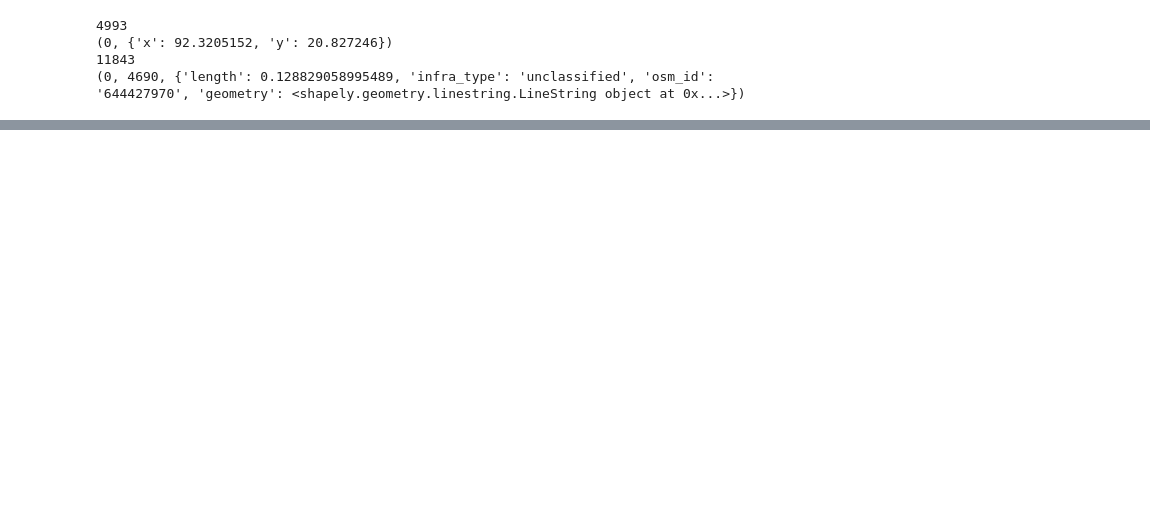
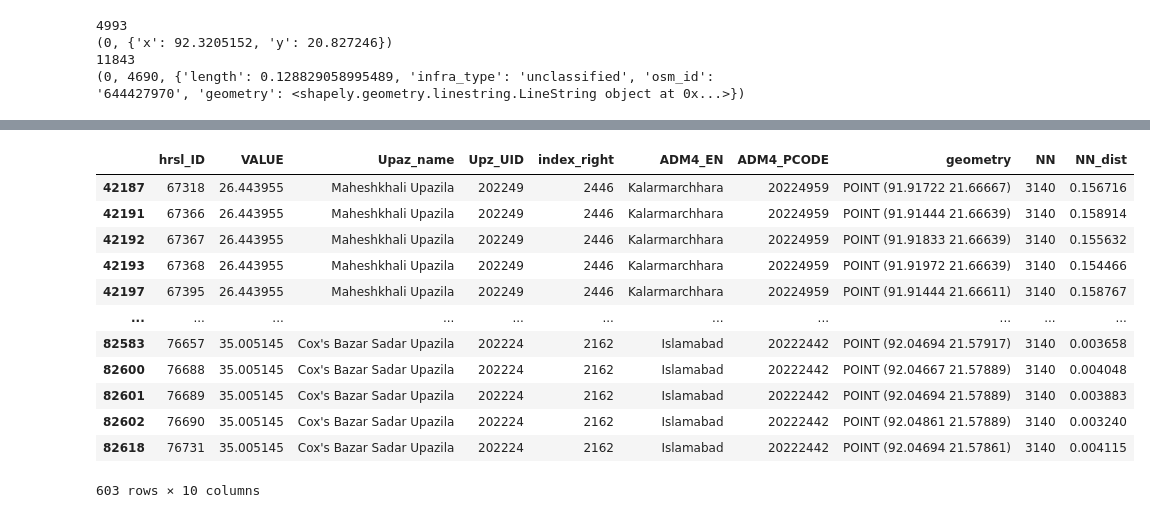
Before and after one commit to worldbank/GOST_PublicGoods, a Jupyter notebook: Implementations/RobertBanick_ShapefileTToG/GNET_ESAPV_BGD_D_B_Shapefile_to_G.ipynb, the cells around one changed output, grey strips where cells are left out. Saved outputs shown, nothing was run; the diff lists cells and outputs as text; code cells hidden in the pictures; blank space fills up the shorter version.

```diff
--- a/Implementations/RobertBanick_ShapefileTToG/GNET_ESAPV_BGD_D_B_Shapefile_to_G.ipynb
+++ b/Implementations/RobertBanick_ShapefileTToG/GNET_ESAPV_BGD_D_B_Shapefile_to_G.ipynb
@@ -121,0 +157,16 @@ print(inD.crs)
+# %%
+origins.loc[origins['NN'] == 3140]
+# %% [output]
+|  | hrsl_ID | VALUE | Upaz_name | Upz_UID | index_right | ADM4_EN | ADM4_PCODE | geometry | NN | NN_dist |
+| 42187 | 67318 | 26.443955 | Maheshkhali Upazila | 202249 | 2446 | Kalarmarchhara | 20224959 | POINT (91.91722 21.66667) | 3140 | 0.156716 |
+| 42191 | 67366 | 26.443955 | Maheshkhali Upazila | 202249 | 2446 | Kalarmarchhara | 20224959 | POINT (91.91444 21.66639) | 3140 | 0.158914 |
+| 42192 | 67367 | 26.443955 | Maheshkhali Upazila | 202249 | 2446 | Kalarmarchhara | 20224959 | POINT (91.91833 21.66639) | 3140 | 0.155632 |
+| 42193 | 67368 | 26.443955 | Maheshkhali Upazila | 202249 | 2446 | Kalarmarchhara | 20224959 | POINT (91.91972 21.66639) | 3140 | 0.154466 |
+| 42197 | 67395 | 26.443955 | Maheshkhali Upazila | 202249 | 2446 | Kalarmarchhara | 20224959 | POINT (91.91444 21.66611) | 3140 | 0.158767 |
+| ... | ... | ... | ... | ... | ... | ... | ... | ... | ... | ... |
+| 82583 | 76657 | 35.005145 | Cox's Bazar Sadar Upazila | 202224 | 2162 | Islamabad | 20222442 | POINT (92.04694 21.57917) | 3140 | 0.003658 |
+| 82600 | 76688 | 35.005145 | Cox's Bazar Sadar Upazila | 202224 | 2162 | Islamabad | 20222442 | POINT (92.04667 21.57889) | 3140 | 0.004048 |
+| 82601 | 76689 | 35.005145 | Cox's Bazar Sadar Upazila | 202224 | 2162 | Islamabad | 20222442 | POINT (92.04694 21.57889) | 3140 | 0.003883 |
+| 82602 | 76690 | 35.005145 | Cox's Bazar Sadar Upazila | 202224 | 2162 | Islamabad | 20222442 | POINT (92.04861 21.57889) | 3140 | 0.003240 |
+| 82618 | 76731 | 35.005145 | Cox's Bazar Sadar Upazila | 202224 | 2162 | Islamabad | 20222442 | POINT (92.04694 21.57861) | 3140 | 0.004115 |
+603 rows × 10 columns
```
Also changed, not shown: parts of 24 cells of this notebook.
